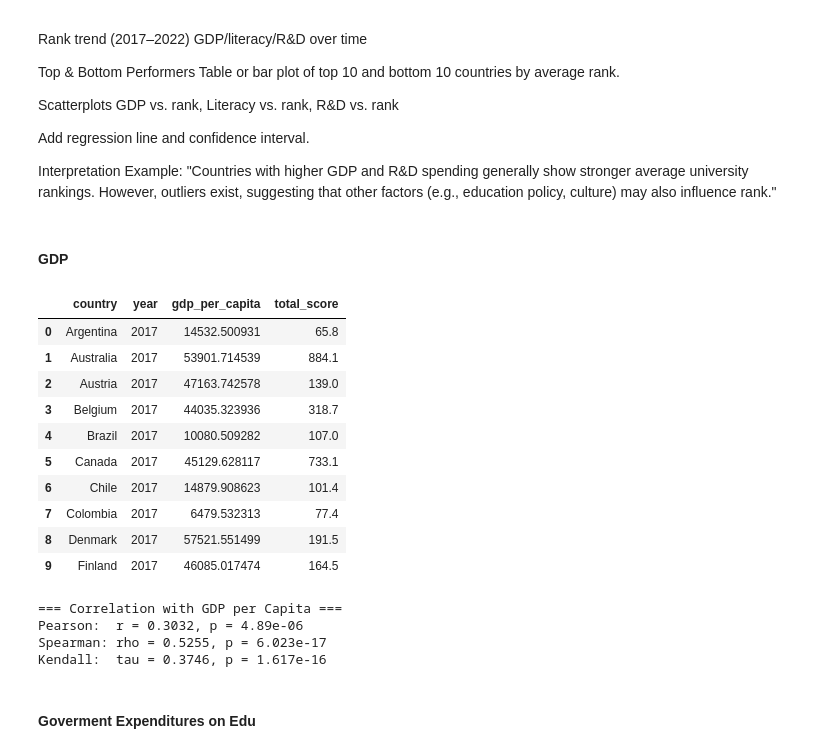
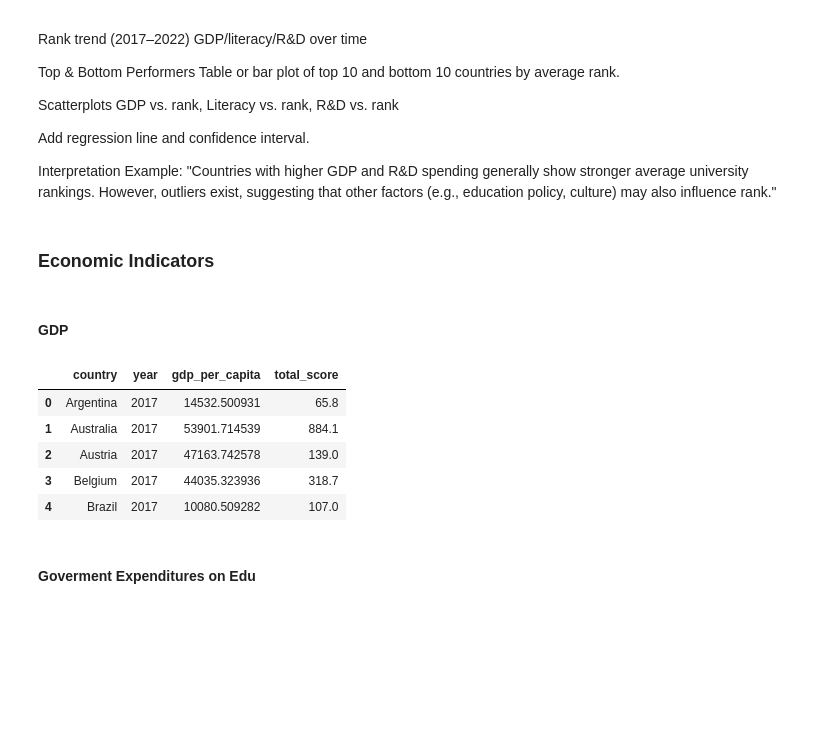
Before and after one commit to i11g/Data-Science-Project, a Jupyter notebook: Data.ipynb, the cells around one changed output. Saved outputs shown, nothing was run; the diff lists cells and outputs as text; code cells hidden in the pictures; blank space fills up the shorter version.

```diff
--- a/Data.ipynb
+++ b/Data.ipynb
@@ -1755,58 +2235,22 @@ Scatterplots GDP vs. rank, Literacy vs. rank, R&D vs. rank
 Add regression line and confidence interval.
 
 Interpretation Example: "Countries with higher GDP and R&D spending generally show stronger average university rankings. However, outliers exist, suggesting that other factors (e.g., education policy, culture) may also influence rank."
+# %% [markdown]
+### Economic Indicators
 # %% [markdown]
 #### GDP
 # %%
 # Merge GDP with ranking stats
 merged_df = pd.merge(gdp_long, total_score_df, on=["country", "year"])
 
 # Final columns: country, year, gdp_per_capita, score, university_count
-merged_df.head(10)
+merged_df.head(5)
 # %% [output]
 |  | country | year | gdp_per_capita | total_score |
 | 0 | Argentina | 2017 | 14532.500931 | 65.8 |
 | 1 | Australia | 2017 | 53901.714539 | 884.1 |
 | 2 | Austria | 2017 | 47163.742578 | 139.0 |
 | 3 | Belgium | 2017 | 44035.323936 | 318.7 |
 | 4 | Brazil | 2017 | 10080.509282 | 107.0 |
-| 5 | Canada | 2017 | 45129.628117 | 733.1 |
-| 6 | Chile | 2017 | 14879.908623 | 101.4 |
-| 7 | Colombia | 2017 | 6479.532313 | 77.4 |
-| 8 | Denmark | 2017 | 57521.551499 | 191.5 |
-| 9 | Finland | 2017 | 46085.017474 | 164.5 |
-# %%
-import pandas as pd
-from scipy.stats import pearsonr, spearmanr, kendalltau
-
-# Clean numeric conversion
-def to_numeric(series):
-    return pd.to_numeric(series, errors="coerce")
-
-# Ensure numeric
-merged_df['total_score'] = to_numeric(merged_df['total_score'])
-merged_df['gdp_per_capita'] = to_numeric(merged_df['gdp_per_capita'])
-
-# Drop missing rows
-corr_df = merged_df.dropna(subset=['total_score', 'gdp_per_capita'])
-
-# Pearson
-pearson_corr, pearson_p = pearsonr(corr_df['total_score'], corr_df['gdp_per_capita'])
-
-# Spearman
-spearman_corr, spearman_p = spearmanr(corr_df['total_score'], corr_df['gdp_per_capita'])
-
-# Kendall
-kendall_corr, kendall_p = kendalltau(corr_df['total_score'], corr_df['gdp_per_capita'])
-
-print("=== Correlation with GDP per Capita ===")
-print(f"Pearson:  r = {pearson_corr:.4f}, p = {pearson_p:.4g}")
-print(f"Spearman: rho = {spearman_corr:.4f}, p = {spearman_p:.4g}")
-print(f"Kendall:  tau = {kendall_corr:.4f}, p = {kendall_p:.4g}")
-# %% [output]
-=== Correlation with GDP per Capita ===
-Pearson:  r = 0.3032, p = 4.89e-06
-Spearman: rho = 0.5255, p = 6.023e-17
-Kendall:  tau = 0.3746, p = 1.617e-16
 # %% [markdown]
 #### Goverment Expenditures on Edu
```
Also changed, not shown: parts of 80 cells of this notebook, 15 other files.
